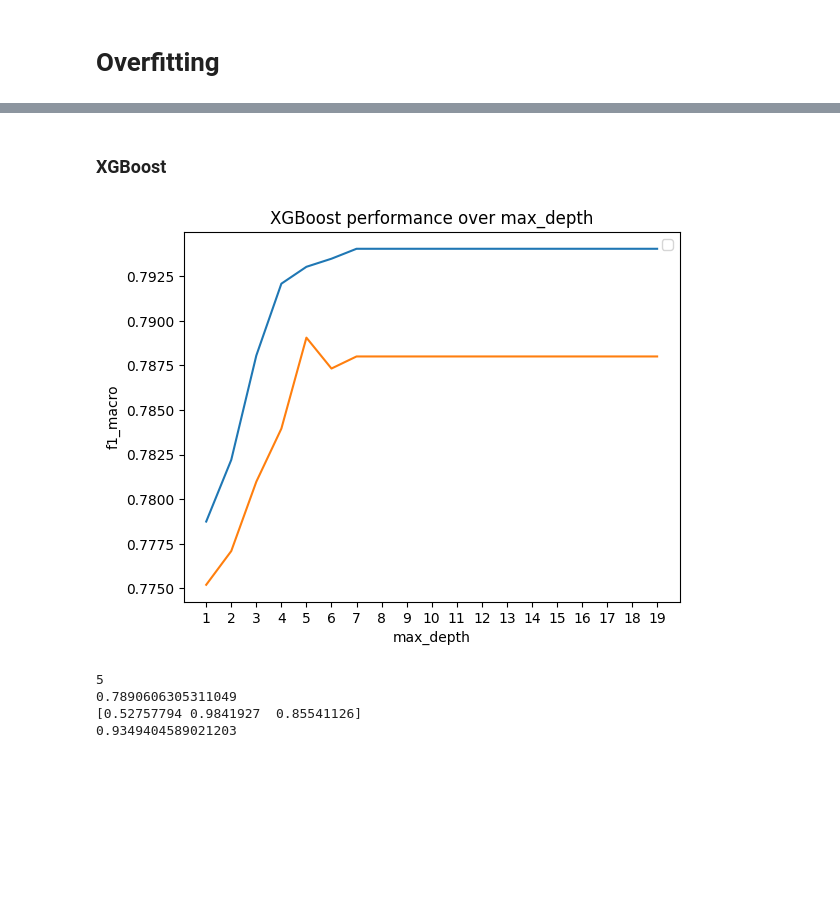
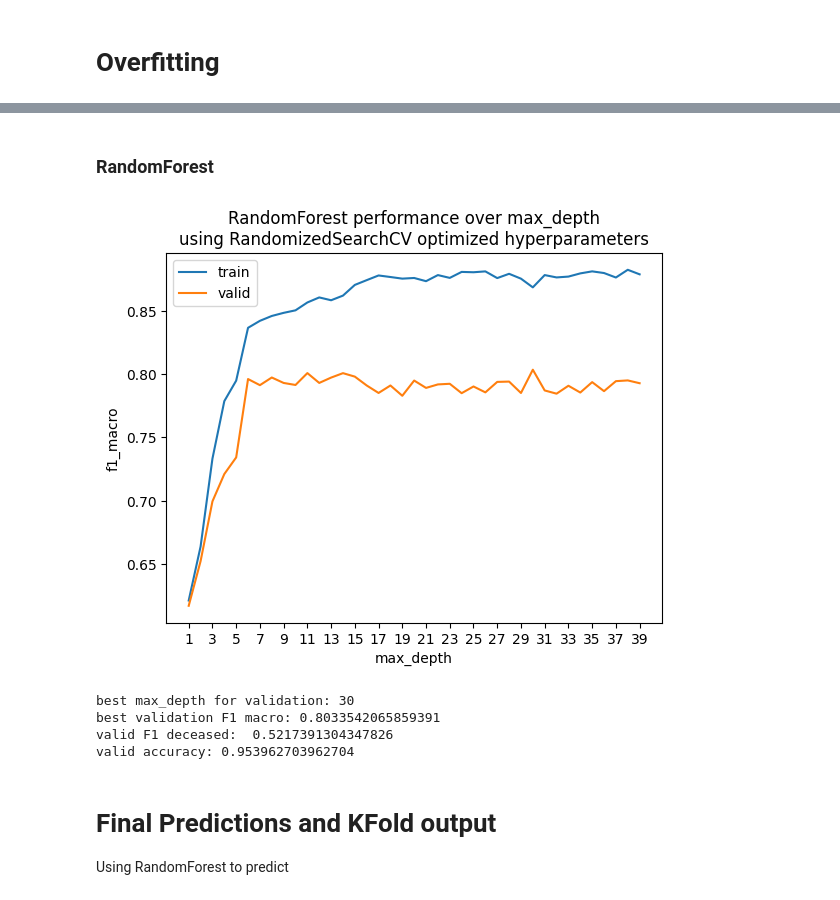
Before and after one commit to efeerhan/cmpt459-courseproject, a Jupyter notebook: project.ipynb, the cells around one changed output, grey strips where cells are left out. Drawn from its saved outputs; the diff is of its cells as text; code cells hidden in the pictures; blank space fills up the shorter version.

```diff
--- a/project.ipynb
+++ b/project.ipynb
@@ -162,9 +220,10 @@ Counter({0: 8217, 1: 8217, 2: 8217})
 # %% [markdown]
 ### Before SMOTETomek
 # %%
-std = StandardScaler()
+std_p1 = StandardScaler()
+X_train_p1 = std_p1.fit_transform(X_train)
 pca = PCA(n_components=2)
-X_pca = pca.fit_transform(std.fit_transform(X_train_kn))
+X_pca = pca.fit_transform(X_train_p1)
 target_names = ['0','1','2']
 
 plt.figure()
@@ -181,12 +240,12 @@ plt.show()
 # %%
 pca = PCA(n_components=2)
-X_pca = pca.fit_transform(X_train_res)
+X_pca = pca.fit_transform(X_train_rf)
 target_names = ['0','1','2']
 
 plt.figure()
 colors = ['navy', 'turquoise', 'darkorange']
 for color, i, target_name in zip(colors, [0, 1, 2], target_names):
-    plt.scatter(X_pca[y_train_res == i, 0], X_pca[y_train_res == i, 1], color=color, alpha=.5, lw=0.2, label=target_name)
+    plt.scatter(X_pca[y_train_rf== i, 0], X_pca[y_train_rf == i, 1], color=color, alpha=.5, lw=0.2, label=target_name)
 plt.legend(loc='best', shadow=False, scatterpoints=1)
 
 plt.show()
@@ -235,7 +298,7 @@ def clf_stats(search, res, X_valid):
 # %%
 kn = KNeighborsClassifier()
 params = {
-    'n_neighbors': np.arange(100,200,1),
+    'n_neighbors': np.arange(100,150,1),
     'weights': ['uniform','distance'],
     'algorithm': ['ball_tree','kd_tree','brute'],
     'leaf_size': np.arange(10,50,1),
@@ -246,12 +309,12 @@ kn_search = RandomizedSearchCV(kn,
                                params,
                                cv=k_fold,
                                scoring=scoring,
-                               refit='F1_macro_deceased',
-                               n_iter=50,
+                               refit='F1_deceased',
+                               n_iter=20,
                                n_jobs=-1,
-                               error_score='raise').fit(X_train_res,y_train_res)
+                               error_score='raise').fit(X_train_kn,y_train_kn)
 
 kn_res = pd.DataFrame(kn_search.cv_results_)
 kn_res['classifier'] = 'KNeighbors'
-clf_stats(kn_search, kn_res, X_valid_kn_scaled)
+clf_stats(kn_search, kn_res, X_valid_kn)
 # %% [output]
@@ -390,57 +463,63 @@ print(accuracy_score(y_valid, best_pred))
 # %% [markdown]
-### XGBoost
+### RandomForest
 # %%
-from sklearn.metrics import accuracy_score
-
-max_depth = np.arange(1,20,1)
+max_depth = np.arange(1,40,1)
 perf_train = []
 perf_valid = []
 
-w0 = len(y_train)/(distr[0]*3)
-w1 = len(y_train)/(distr[1]*3)
-w2 = len(y_train)/(distr[2]*3)
-s0 = 0.08
+distr = Counter(y_train_rf)
+w0 = len(y_train_rf)/(distr[0]*3)
+w1 = len(y_train_rf)/(distr[1]*3)
+w2 = len(y_train_rf)/(distr[2]*3)
+s0 = 0.06
 s1 = 0.12
 s2 = 0.12
 class_weights_dict = {0: s0*w0, 1: s1*w1, 2: s2*w2}
-class_weights = class_weight.compute_sample_weight(class_weight=class_weights_dict, y=y_train)
+class_weights = class_weight.compute_sample_weight(class_weight=class_weights_dict, y=y_train_rf)
 
 highest_valid = 0
 best_pred = None
 best_md = 1
 for i in max_depth:
-    xgb_of = XGBClassifier(objective='multi:softmax', tree_method='exact', num_class=3, eval_metric='mlogloss', max_depth=i, subsample=1, min_child_weight=0.5263157894736842, reg_lambda=2.3684210526315788, gamma=2.3684210526315788, eta=0.2236842105263158, booster='gbtree', alpha=0.7894736842105263)
-    xgb_of.fit(X_train_xgb,y_train,sample_weight=class_weights)
-    pred_train = xgb_of.predict(X_train_xgb)
-    pred_valid = xgb_of.predict(X_valid_xgb)
-    f1_train = f1_score(y_train,pred_train,average='macro')
+    params = rf_search.best_params_
+    params['max_depth'] = i
+    rf_of = RandomForestClassifier(**params, criterion='entropy', n_estimators=100)
+    rf_of.fit(X_train_rf,y_train_rf,sample_weight=class_weights)
+    pred_train = rf_of.predict(X_train_rf)
+    pred_valid = rf_of.predict(X_valid_rf)
+    f1_train = f1_score(y_train_rf,pred_train,average='macro')
     f1_valid = f1_score(y_valid,pred_valid,average='macro')
     perf_train.append(f1_train)
     perf_valid.append(f1_valid)
     if f1_valid > highest_valid:
         best_pred = pred_valid
         highest_valid = f1_valid
         best_md = i
 perf_train_np = np.array(perf_train)
 perf_valid_np = np.array(perf_valid)
 
 plt.xlabel('max_depth')
 plt.ylabel('f1_macro')
 plt.legend(['train','valid'])
-plt.title('XGBoost performance over max_depth\nusing RandomizedSearchCV optimized hyperparameters')
-plt.xticks(np.arange(1,20,1))
+plt.title('RandomForest performance over max_depth\nusing RandomizedSearchCV optimized hyperparameters')
+plt.xticks(np.arange(1,40,2))
 
 plt.plot(max_depth, perf_train)
 plt.plot(max_depth, perf_valid)
+plt.legend(['train','valid'])
+plt.savefig('plots/rf_overfitting.png')
 plt.show()
 
-# print(best_md)
-# print(highest_valid)
-# print(f1_score(y_valid, best_pred, average=None))
-# print(accuracy_score(y_valid, best_pred))
+print('best max_depth for validation:',best_md)
+print('best validation F1 macro:', highest_valid)
+print('valid F1 deceased: ',f1_deceased_func(y_valid, best_pred))
+print('valid accuracy:', accuracy_score(y_valid, best_pred))
 # %% [output]
-[figure, old version]
+[figure, new version]
-5
-0.7890606305311049
-[0.52757794 0.9841927  0.85541126]
-0.9349404589021203
+best max_depth for validation: 30
+best validation F1 macro: 0.8033542065859391
+valid F1 deceased:  0.5217391304347826
+valid accuracy: 0.953962703962704
+# %% [markdown]
+# Final Predictions and KFold output
+Using RandomForest to predict
```
Also changed, not shown: parts of 28 cells of this notebook, 2 other files.
